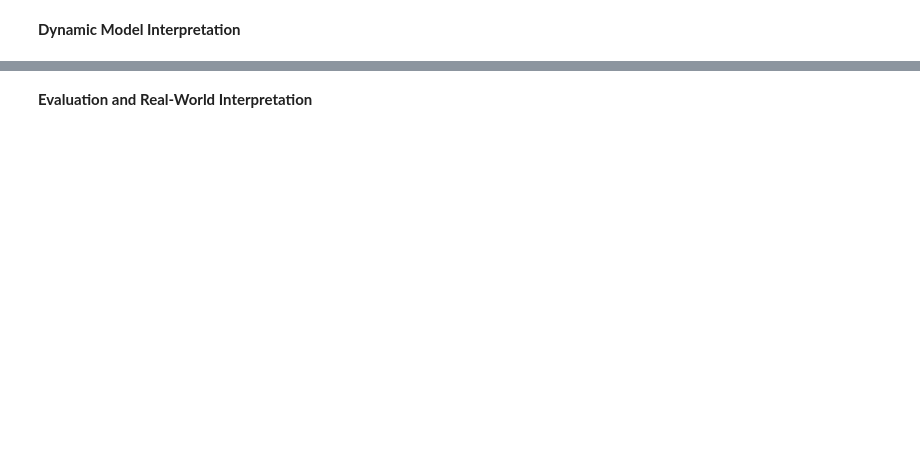
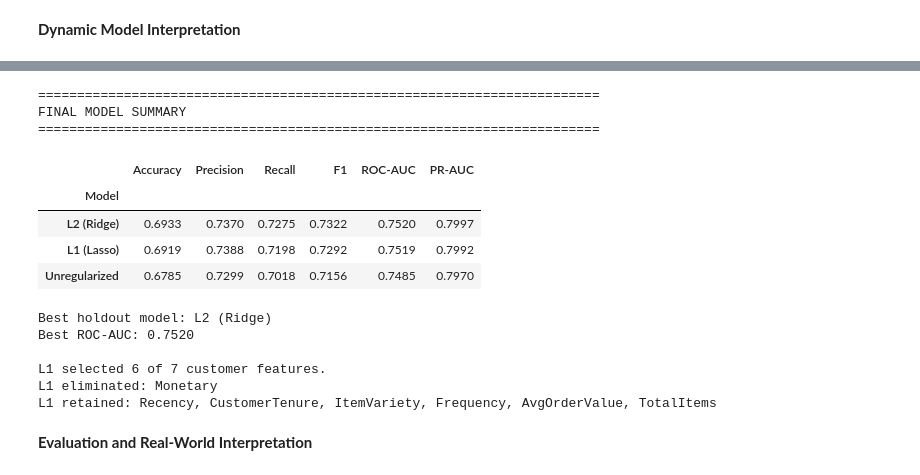
Before and after one commit to bahmedx/730, a Jupyter notebook: Predictive_Modeling_in_Marketing_Analytics.ipynb, the cells around one changed output, grey strips where cells are left out. Drawn from its saved outputs; the diff is of its cells as text; code cells hidden in the pictures; blank space fills up the shorter version.

```diff
--- a/Predictive_Modeling_in_Marketing_Analytics.ipynb
+++ b/Predictive_Modeling_in_Marketing_Analytics.ipynb
@@ -748,35 +1049,79 @@ if regularization_auc_change > 0.005:
 # %%
+# ============================================================
+# FINAL MODEL SUMMARY
+# ============================================================
+
 print("=" * 72)
 print("FINAL MODEL SUMMARY")
 print("=" * 72)
 
+# Display models from highest to lowest holdout ROC-AUC
 display(
-    results_df.sort_values(
-        "ROC-AUC",
-        ascending=False
-    ).round(4)
+    results_df
+    .sort_values("ROC-AUC", ascending=False)
+    .round(4)
 )
 
-print("\nBest holdout model:", best_model_name)
+# Identify best holdout model
+best_model_name = results_df["ROC-AUC"].idxmax()
+best_auc = results_df.loc[best_model_name, "ROC-AUC"]
+
+# Identify L1-selected and eliminated features directly
+l1_selected_mask = (
+    coef_df["L1_Coefficient"].abs() > 1e-8
+)
+
+selected_features = coef_df.loc[
+    l1_selected_mask,
+    "Feature"
+].tolist()
+
+eliminated_features = coef_df.loc[
+    ~l1_selected_mask,
+    "Feature"
+].tolist()
+
+n_selected = len(selected_features)
+n_total = len(coef_df)
+
+# Print summary
+print(f"Best holdout model: {best_model_name}")
 print(f"Best ROC-AUC: {best_auc:.4f}")
 
 print(
-    "\nL1 selected",
-    coef_df["L1_Selected"].sum(),
-    "of",
-    len(coef_df),
-    "customer features."
+    f"\nL1 selected {n_selected} of "
+    f"{n_total} customer features."
 )
 
-if l1_zero:
+if eliminated_features:
     print(
-        "L1 eliminated:",
-        ", ".join(l1_zero)
+        "L1 eliminated: "
+        + ", ".join(eliminated_features)
     )
 else:
     print(
-        "L1 did not eliminate any feature completely "
+        "L1 did not eliminate any features completely "
         "at the selected regularization strength."
     )
+
+print(
+    "L1 retained: "
+    + ", ".join(selected_features)
+)
+# %% [output]
+========================================================================
+FINAL MODEL SUMMARY
+========================================================================
+|  | Accuracy | Precision | Recall | F1 | ROC-AUC | PR-AUC |
+| Model |  |  |  |  |  |  |
+| L2 (Ridge) | 0.6933 | 0.7370 | 0.7275 | 0.7322 | 0.7520 | 0.7997 |
+| L1 (Lasso) | 0.6919 | 0.7388 | 0.7198 | 0.7292 | 0.7519 | 0.7992 |
+| Unregularized | 0.6785 | 0.7299 | 0.7018 | 0.7156 | 0.7485 | 0.7970 |
+Best holdout model: L2 (Ridge)
+Best ROC-AUC: 0.7520
+
+L1 selected 6 of 7 customer features.
+L1 eliminated: Monetary
+L1 retained: Recency, CustomerTenure, ItemVariety, Frequency, AvgOrderValue, TotalItems
 # %% [markdown]
 **Evaluation and Real-World Interpretation**
```
Also changed, not shown: parts of 7 cells of this notebook.
